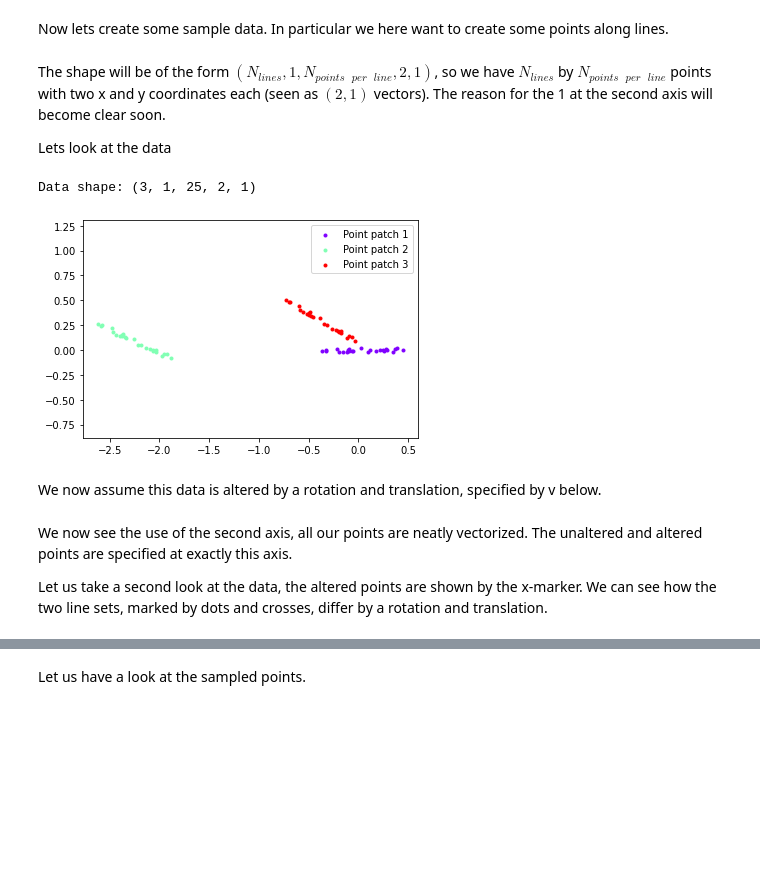
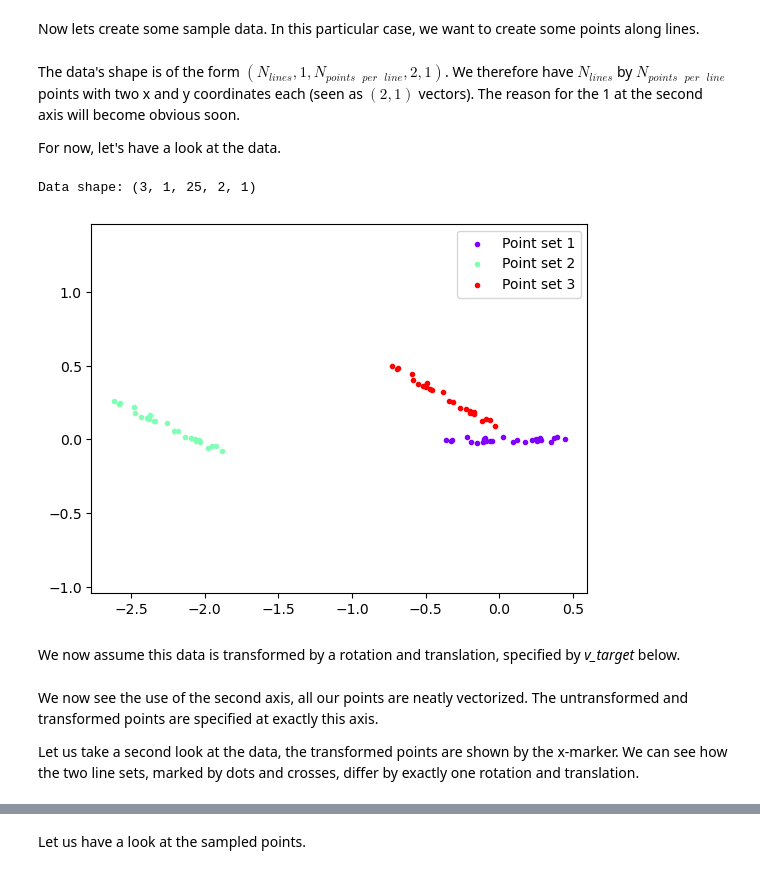
Before and after one commit to DavidBrandes/notebooks, a Jupyter notebook: eigenvalue_optimization/1_introduction.ipynb, the cells around one changed output, grey strips where cells are left out. Cells and saved outputs as stored; diff of their text form; code cells hidden in the pictures; blank space fills up the shorter version.

```diff
--- a/eigenvalue_optimization/1_introduction.ipynb
+++ b/eigenvalue_optimization/1_introduction.ipynb
@@ -23,31 +23,31 @@ First we will define a function that outputs for an input vector v of shape $(3)
 def transformation(v, derivative=False):
     x, y, a = v  # x, y translation; rotation angle a
 
-    R = np.array([[np.cos(a), -np.sin(a)],
+    rot = np.array([[np.cos(a), -np.sin(a)],
                   [np.sin(a),  np.cos(a)]])
-    p = np.array([[x],
+    trans = np.array([[x],
                   [y]])
 
     if derivative:
-        d_R = np.array([[[0, 0],
+        d_rot = np.array([[[0, 0],
                          [0, 0]],
                         [[0, 0],
                          [0, 0]],
                         [[-np.sin(a), -np.cos(a)],
-                         [ np.cos(a), -np.sin(a)]]]).reshape(3, 1, 1, 1, 2, 2)
-        d_p = np.array([[[1],
+                         [ np.cos(a), -np.sin(a)]]])
+        d_trans = np.array([[[1],
                          [0]],
                         [[0],
                          [1]],
                         [[0],
-                         [0]]]).reshape(3, 1, 1, 1, 2, 1)
+                         [0]]])
 
-        return R, p, d_R, d_p
+        return rot, trans, d_rot, d_trans
 
     else:
-        return R, p
+        return rot, trans
 # %% [markdown]
-Now lets create some sample data. In particular we here want to create some points along lines.
+Now lets create some sample data. In this particular case, we want to create some points along lines.
 # %%
 n_lines = 3
 n_points_per_line = 25
@@ -58,27 +58,27 @@ points = np.random.randn(1, 1, n_points_per_line, 2, 1) * np.array([3e-1, 1e-2])
 # create some variations of this line by rotating and translating it
 for i in range(n_lines - 1):
     v = np.random.randn(3)
-    R, p = transformation(v)
+    rot, trans = transformation(v)
 
-    points = np.append(points, R @ points[[0], ...] + p, axis=0)
+    points = np.append(points, rot @ points[[0], ...] + trans, axis=0)
 # %% [markdown]
-The shape will be of the form $(N_{lines}, 1, N_{points \text{ } per \text{ } line}, 2, 1)$, so we have $N_{lines}$ by $N_{points \text{ } per \text{ } line}$ points with two x and y coordinates each (seen as $(2, 1)$ vectors). The reason for the 1 at the second axis will become clear soon.
+The data's shape is of the form $(N_{lines}, 1, N_{points \text{ } per \text{ } line}, 2, 1)$. We therefore have $N_{lines}$ by $N_{points \text{ } per \text{ } line}$ points with two x and y coordinates each (seen as $(2, 1)$ vectors). The reason for the 1 at the second axis will become obvious soon.
 
-Lets look at the data
+For now, let's have a look at the data.
 # %%
 print(f"Data shape: {points.shape}")
 
 colors = plt.cm.rainbow(np.linspace(0, 1, n_lines))
 for i in range(n_lines):
     plt.scatter(points[i, :, :, 0, 0], points[i,:, :, 1, 0],
-                color=colors[i, :], marker='.', label=f"Point patch {i+1}")
+                color=colors[i, :], marker='.', label=f"Point set {i+1}")
 
 plt.axis('equal')
 plt.legend()
 plt.show()
 # %% [output]
 Data shape: (3, 1, 25, 2, 1)
-[figure, old version]
+[figure, new version]
 # %% [markdown]
-We now assume this data is altered by a rotation and translation, specified by v below.
+We now assume this data is transformed by a rotation and translation, specified by *v_target* below.
 # %%
@@ -91,9 +91,9 @@ points = np.concatenate([points, R @ points + p], axis=1)
 noise_level = 1e-2
 points[:, 1, :, :, :] += np.random.randn(n_lines, n_points_per_line, 2, 1) * noise_level
 # %% [markdown]
-We now see the use of the second axis, all our points are neatly vectorized. The unaltered and altered points are specified at exactly this axis.
+We now see the use of the second axis, all our points are neatly vectorized. The untransformed and transformed points are specified at exactly this axis.
 
-Let us take a second look at the data, the altered points are shown by the x-marker. We can see how the two line sets, marked by dots and crosses, differ by a rotation and translation.
+Let us take a second look at the data, the transformed points are shown by the x-marker. We can see how the two line sets, marked by dots and crosses, differ by exactly one rotation and translation.
 # %%
 print(f"New data shape: {points.shape}")
 
```
Also changed, not shown: parts of 21 cells of this notebook, 4 other files.
